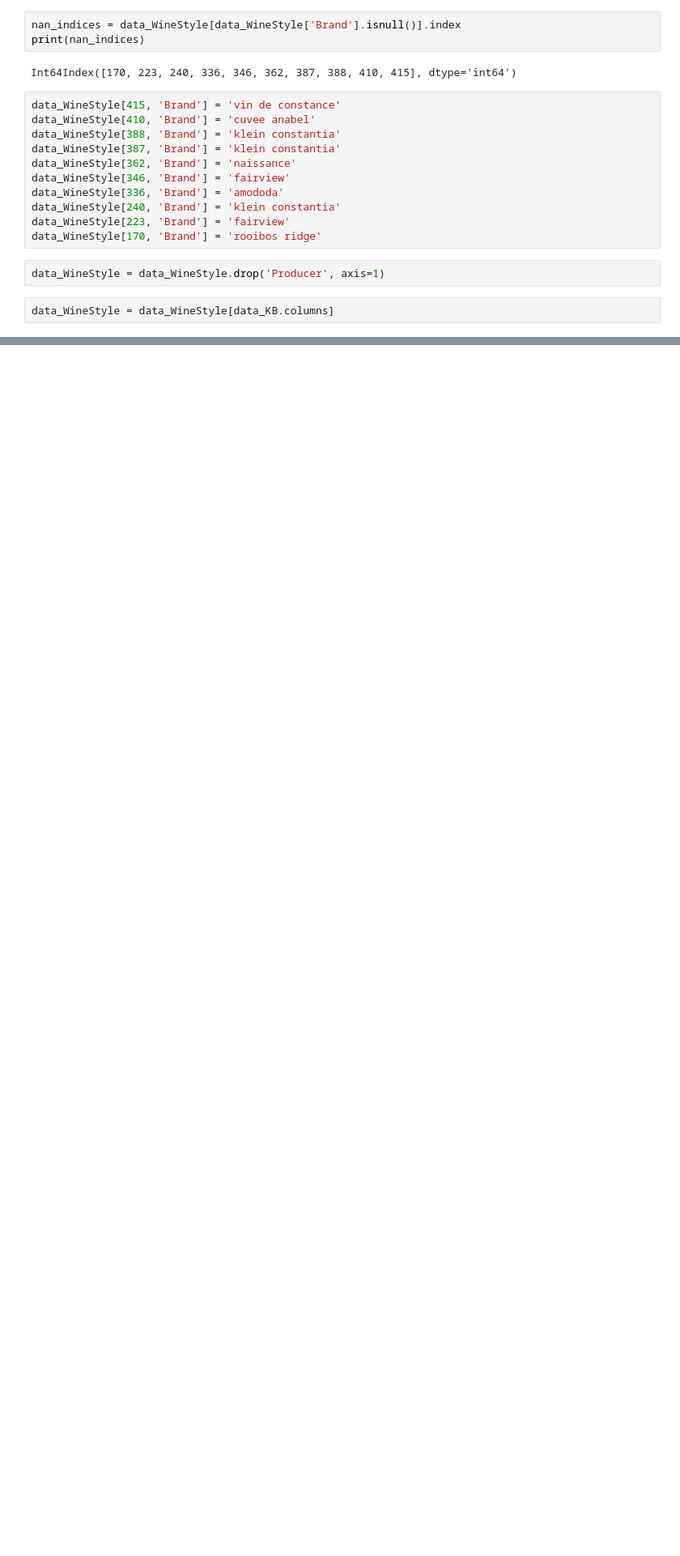
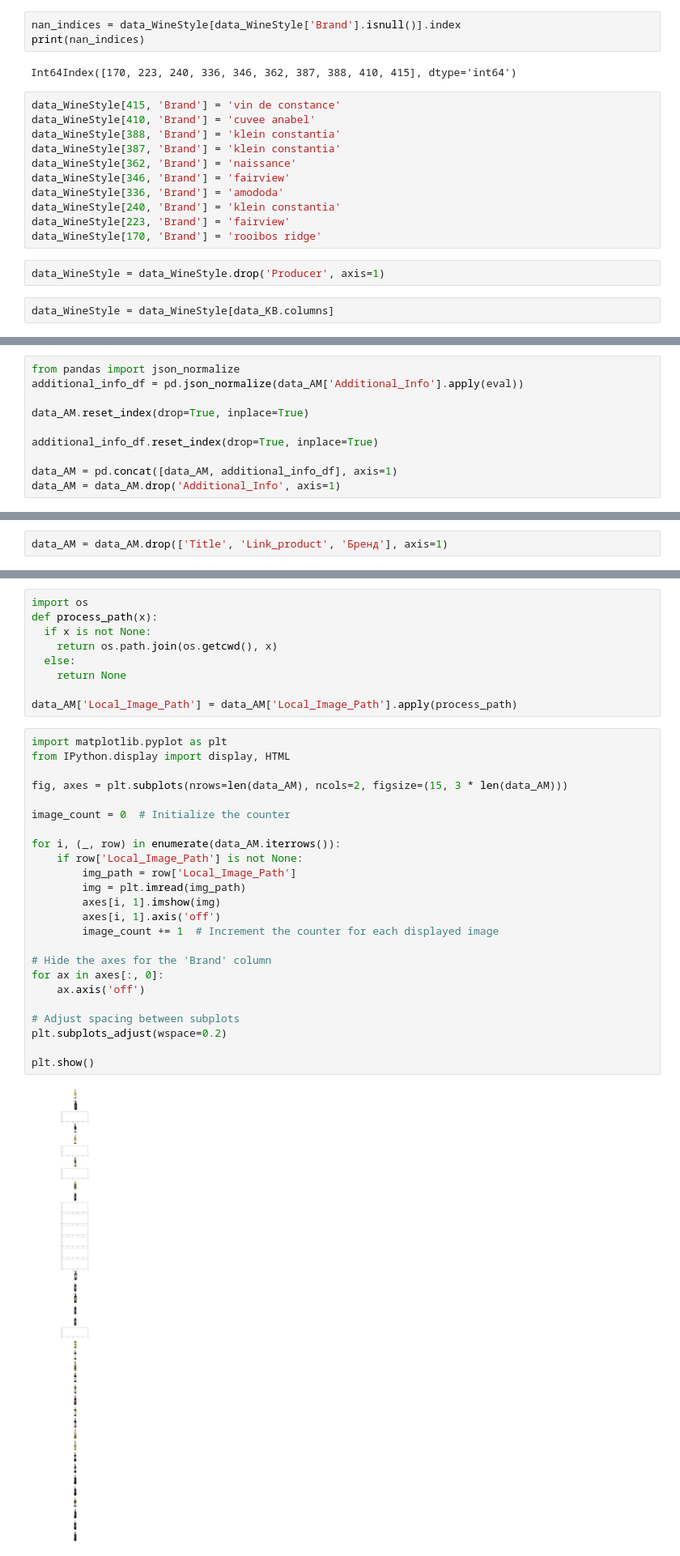
Before and after one commit to SergeyHSE/MarketingResearch.github.io, a Jupyter notebook: Preprocessing.ipynb, the cells around one changed output, grey strips where cells are left out. Shown at 81% size. Cells and saved outputs as stored; diff of their text form; blank space fills up the shorter version.

```diff
--- a/Preprocessing.ipynb
+++ b/Preprocessing.ipynb
@@ -576,0 +588,10 @@ data_WineStyle = data_WineStyle[data_KB.columns]
+# %%
+from pandas import json_normalize
+additional_info_df = pd.json_normalize(data_AM['Additional_Info'].apply(eval))
+
+data_AM.reset_index(drop=True, inplace=True)
+
+additional_info_df.reset_index(drop=True, inplace=True)
+
+data_AM = pd.concat([data_AM, additional_info_df], axis=1)
+data_AM = data_AM.drop('Additional_Info', axis=1)
@@ -585,0 +617,2 @@ data_AM.head()
+# %%
+data_AM = data_AM.drop(['Title', 'Link_product', 'Бренд'], axis=1)
@@ -585,0 +670,35 @@ data_AM.head()
+# %%
+import os
+def process_path(x):
+  if x is not None:
+    return os.path.join(os.getcwd(), x)
+  else:
+    return None
+
+data_AM['Local_Image_Path'] = data_AM['Local_Image_Path'].apply(process_path)
+# %%
+import matplotlib.pyplot as plt
+from IPython.display import display, HTML
+
+fig, axes = plt.subplots(nrows=len(data_AM), ncols=2, figsize=(15, 3 * len(data_AM)))
+
+image_count = 0  # Initialize the counter
+
+for i, (_, row) in enumerate(data_AM.iterrows()):
+    if row['Local_Image_Path'] is not None:
+        img_path = row['Local_Image_Path']
+        img = plt.imread(img_path)
+        axes[i, 1].imshow(img)
+        axes[i, 1].axis('off')
+        image_count += 1  # Increment the counter for each displayed image
+
+# Hide the axes for the 'Brand' column
+for ax in axes[:, 0]:
+    ax.axis('off')
+
+# Adjust spacing between subplots
+plt.subplots_adjust(wspace=0.2)
+
+plt.show()
+# %% [output]
+[figure, added]
```
Also changed, not shown: parts of 15 cells of this notebook.
